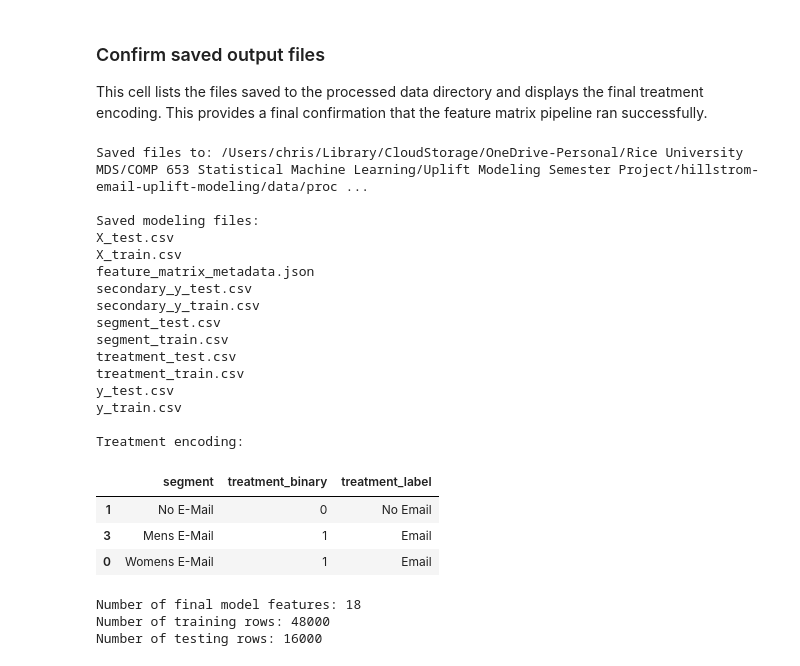
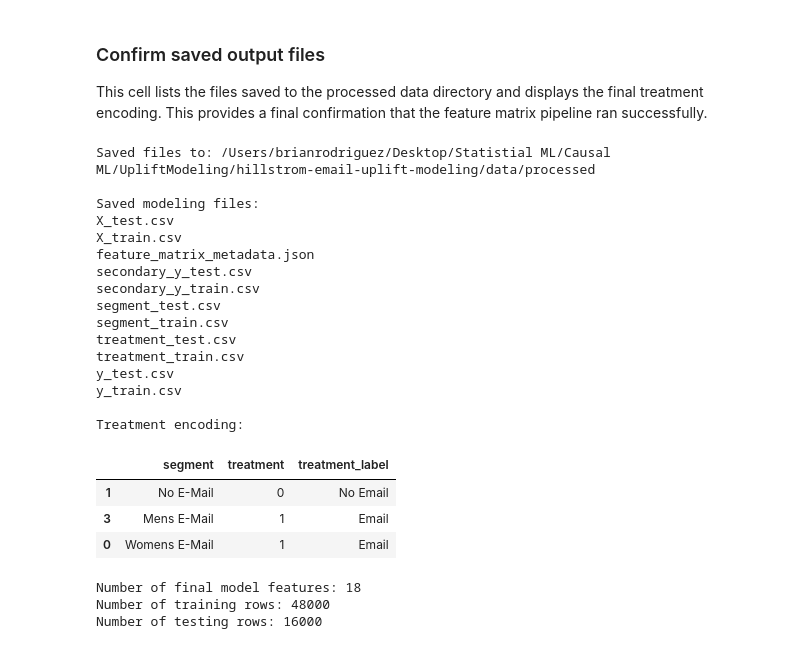
Before and after one commit to brianrp09232000/hillstrom-email-uplift-modeling, a Jupyter notebook: notebooks/02_feature_matrix.ipynb, the cells around one changed output. Saved outputs shown, nothing was run; the diff lists cells and outputs as text; code cells hidden in the pictures.

```diff
--- a/notebooks/02_feature_matrix.ipynb
+++ b/notebooks/02_feature_matrix.ipynb
@@ -57,7 +55,7 @@ Processed output directory: /Users/chris/Library/CloudStorage/OneDrive-Personal/
 
 This cell loads the raw Hillstrom email dataset from the reproducible project path defined earlier. The shape and first few rows are displayed to confirm that the file loaded correctly.
 # %%
-df = pd.read_csv(DATA_PATH)
+df = pd.read_csv(RAW_DATA_PATH)
 
 print("Shape:", df.shape)
 df.head()
@@ -202,31 +194,13 @@ Missing treatment encodings: 0
 
 This cell defines the clean modeling inputs. The feature matrix uses only pre-treatment customer attributes. The primary outcome is `visit`, while `conversion` and `spend` are saved separately as secondary outcomes for later extensions.
 # %%
-feature_cols = [
-    "recency",
-    "history",
-    "history_segment",
-    "mens",
-    "womens",
-    "newbie",
-    "zip_code",
-    "channel"
-]
-
-primary_outcome = "visit"
-
-secondary_outcomes = [
-    "conversion",
-    "spend"
-]
-
-treatment_col = "treatment_binary"
+feature_cols = PRE_TREATMENT_FEATURES
 
 X_raw = df[feature_cols].copy()
-y = df[primary_outcome].copy()
-secondary_y = df[secondary_outcomes].copy()
-treatment = df[treatment_col].copy()
-segment_original = df["segment"].copy()
+y = df[PRIMARY_OUTCOME].copy()
+secondary_y = df[SECONDARY_OUTCOMES].copy()
+treatment = df[TREATMENT_COL].copy()
+segment_original = df[SEGMENT_COL].copy()
 # %% [markdown]
 ### Check for outcome leakage
 
@@ -242,12 +220,12 @@ set()
 
 This cell creates one shared train/test split that all later models will use. The split is stratified by original treatment group and visit outcome so that the train and test sets have similar treatment and outcome distributions.
 # %%
-stratify_col = df["segment"].astype(str) + "_" + df["visit"].astype(str)
+stratify_col = df[SEGMENT_COL].astype(str) + "_" + df[PRIMARY_OUTCOME].astype(str)
 
 train_idx, test_idx = train_test_split(
     df.index,
-    test_size=0.25,
-    random_state=42,
+    test_size=TEST_SIZE,
+    random_state=RANDOM_STATE,
     stratify=stratify_col
 )
 
@@ -462,40 +445,40 @@ with open(PROCESSED_DIR / "feature_matrix_metadata.json", "w") as f:
 
 This cell lists the files saved to the processed data directory and displays the final treatment encoding. This provides a final confirmation that the feature matrix pipeline ran successfully.
 # %%
-print("Saved files to:", PROCESSED_DIR)
+print("Saved files to:", PROCESSED_DATA_DIR)
 
 print("\nSaved modeling files:")
-for file in sorted(PROCESSED_DIR.glob("*")):
+for file in sorted(PROCESSED_DATA_DIR.glob("*")):
     print(file.name)
 
 print("\nTreatment encoding:")
 display(
-    df[["segment", "treatment_binary", "treatment_label"]]
+    df[[SEGMENT_COL, TREATMENT_COL, "treatment_label"]]
     .drop_duplicates()
-    .sort_values(["treatment_binary", "segment"])
+    .sort_values([TREATMENT_COL, SEGMENT_COL])
 )
 
 print("\nNumber of final model features:", X_train.shape[1])
 print("Number of training rows:", X_train.shape[0])
 print("Number of testing rows:", X_test.shape[0])
 # %% [output]
-Saved files to: /Users/chris/Library/CloudStorage/OneDrive-Personal/Rice University MDS/COMP 653 Statistical Machine Learning/Uplift Modeling Semester Project/hillstrom-email-uplift-modeling/data/proc ...
+Saved files to: /Users/brianrodriguez/Desktop/Statistial ML/Causal ML/UpliftModeling/hillstrom-email-uplift-modeling/data/processed
 
 Saved modeling files:
 X_test.csv
 X_train.csv
 feature_matrix_metadata.json
 secondary_y_test.csv
 secondary_y_train.csv
 segment_test.csv
 segment_train.csv
 treatment_test.csv
 treatment_train.csv
 y_test.csv
 y_train.csv
 
 Treatment encoding:
-|  | segment | treatment_binary | treatment_label |
+|  | segment | treatment | treatment_label |
 | 1 | No E-Mail | 0 | No Email |
 | 3 | Mens E-Mail | 1 | Email |
 | 0 | Womens E-Mail | 1 | Email |
```
Also changed, not shown: parts of 9 cells of this notebook, 1 other file.
